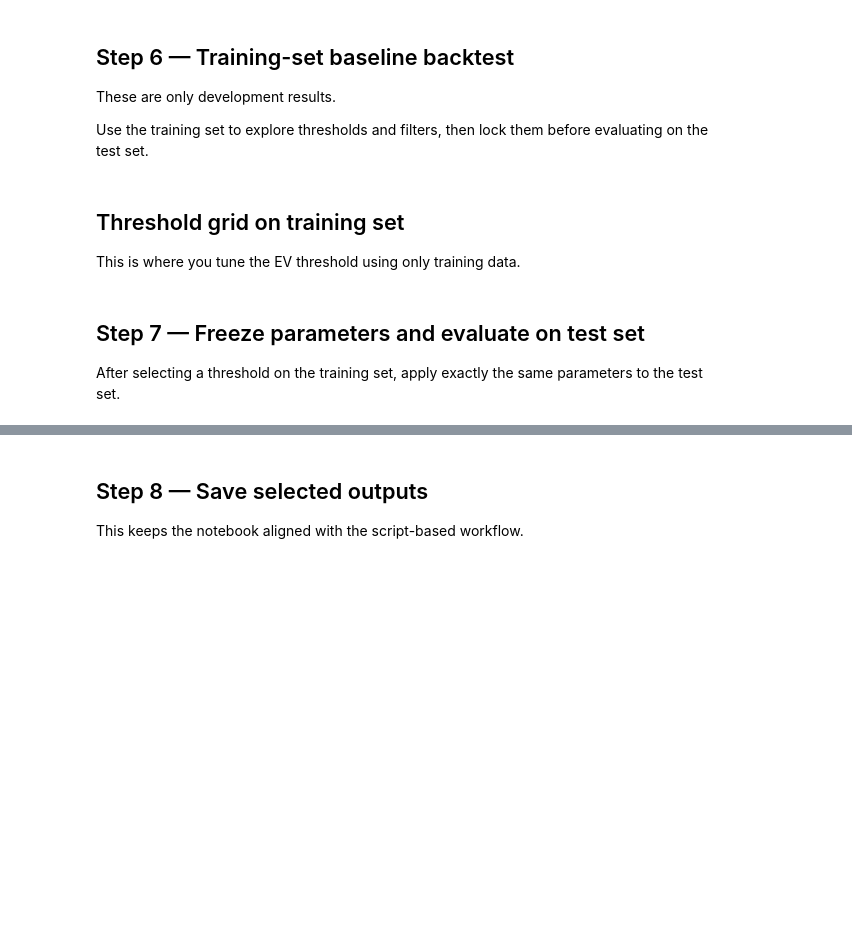
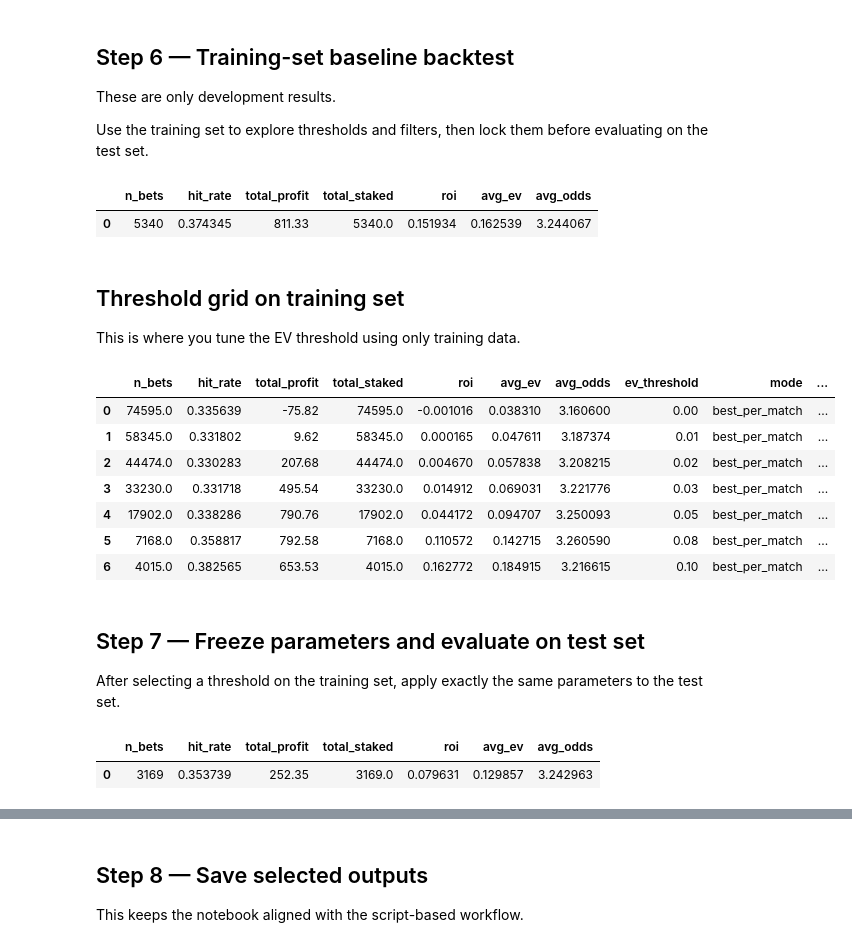
Before and after one commit to feketeLev/EPL-prediction, a Jupyter notebook: notebooks/01_pipeline_historical.ipynb, the cells around one changed output, grey strips where cells are left out. Saved outputs shown, nothing was run; the diff lists cells and outputs as text; code cells hidden in the pictures; blank space fills up the shorter version.

```diff
--- a/notebooks/01_pipeline_historical.ipynb
+++ b/notebooks/01_pipeline_historical.ipynb
@@ -155,46 +189,61 @@ Use the training set to explore thresholds and filters, then lock them before ev
 # %%
 train_bets = select_bets(
     df=train,
-    ev_threshold=0.08,
+    ev_threshold=0.09,
     mode='best_per_match',
     min_n_odds=10,
-    max_odds_allowed=8,
+    max_odds_allowed=4,
 )
 
 train_summary = evaluation_tables(train_bets)['summary']
 train_summary
+# %% [output]
+|  | n_bets | hit_rate | total_profit | total_staked | roi | avg_ev | avg_odds |
+| 0 | 5340 | 0.374345 | 811.33 | 5340.0 | 0.151934 | 0.162539 | 3.244067 |
 # %% [markdown]
 ## Threshold grid on training set
 
 This is where you tune the EV threshold using only training data.
 # %%
 thresholds = [0.00, 0.01, 0.02, 0.03, 0.05, 0.08, 0.10]
-
 train_grid = threshold_grid_backtest(
     df=train,
     thresholds=thresholds,
     mode='best_per_match',
     min_n_odds=10,
-    max_odds_allowed=8,
+    max_odds_allowed=4,
 )
 
 train_grid
+# %% [output]
+|  | n_bets | hit_rate | total_profit | total_staked | roi | avg_ev | avg_odds | ev_threshold | mode | ... |
+| 0 | 74595.0 | 0.335639 | -75.82 | 74595.0 | -0.001016 | 0.038310 | 3.160600 | 0.00 | best_per_match | ... |
+| 1 | 58345.0 | 0.331802 | 9.62 | 58345.0 | 0.000165 | 0.047611 | 3.187374 | 0.01 | best_per_match | ... |
+| 2 | 44474.0 | 0.330283 | 207.68 | 44474.0 | 0.004670 | 0.057838 | 3.208215 | 0.02 | best_per_match | ... |
+| 3 | 33230.0 | 0.331718 | 495.54 | 33230.0 | 0.014912 | 0.069031 | 3.221776 | 0.03 | best_per_match | ... |
+| 4 | 17902.0 | 0.338286 | 790.76 | 17902.0 | 0.044172 | 0.094707 | 3.250093 | 0.05 | best_per_match | ... |
+| 5 | 7168.0 | 0.358817 | 792.58 | 7168.0 | 0.110572 | 0.142715 | 3.260590 | 0.08 | best_per_match | ... |
+| 6 | 4015.0 | 0.382565 | 653.53 | 4015.0 | 0.162772 | 0.184915 | 3.216615 | 0.10 | best_per_match | ... |
 # %% [markdown]
 ## Step 7 — Freeze parameters and evaluate on test set
 
 After selecting a threshold on the training set, apply exactly the same parameters to the test set.
 # %%
 chosen_threshold = 0.08
+chosen_max_odds = 4
 
 test_bets = select_bets(
     df=test,
     ev_threshold=chosen_threshold,
     mode='best_per_match',
     min_n_odds=10,
-    max_odds_allowed=8,
+    max_odds_allowed=chosen_max_odds,
 )
 
 test_tables = evaluation_tables(test_bets)
 test_tables['summary']
+# %% [output]
+|  | n_bets | hit_rate | total_profit | total_staked | roi | avg_ev | avg_odds |
+| 0 | 3169 | 0.353739 | 252.35 | 3169.0 | 0.079631 | 0.129857 | 3.242963 |
 # %%
 test_tables['by_year'].head(20)
```
Also changed, not shown: parts of 16 cells of this notebook, 2 other files.
